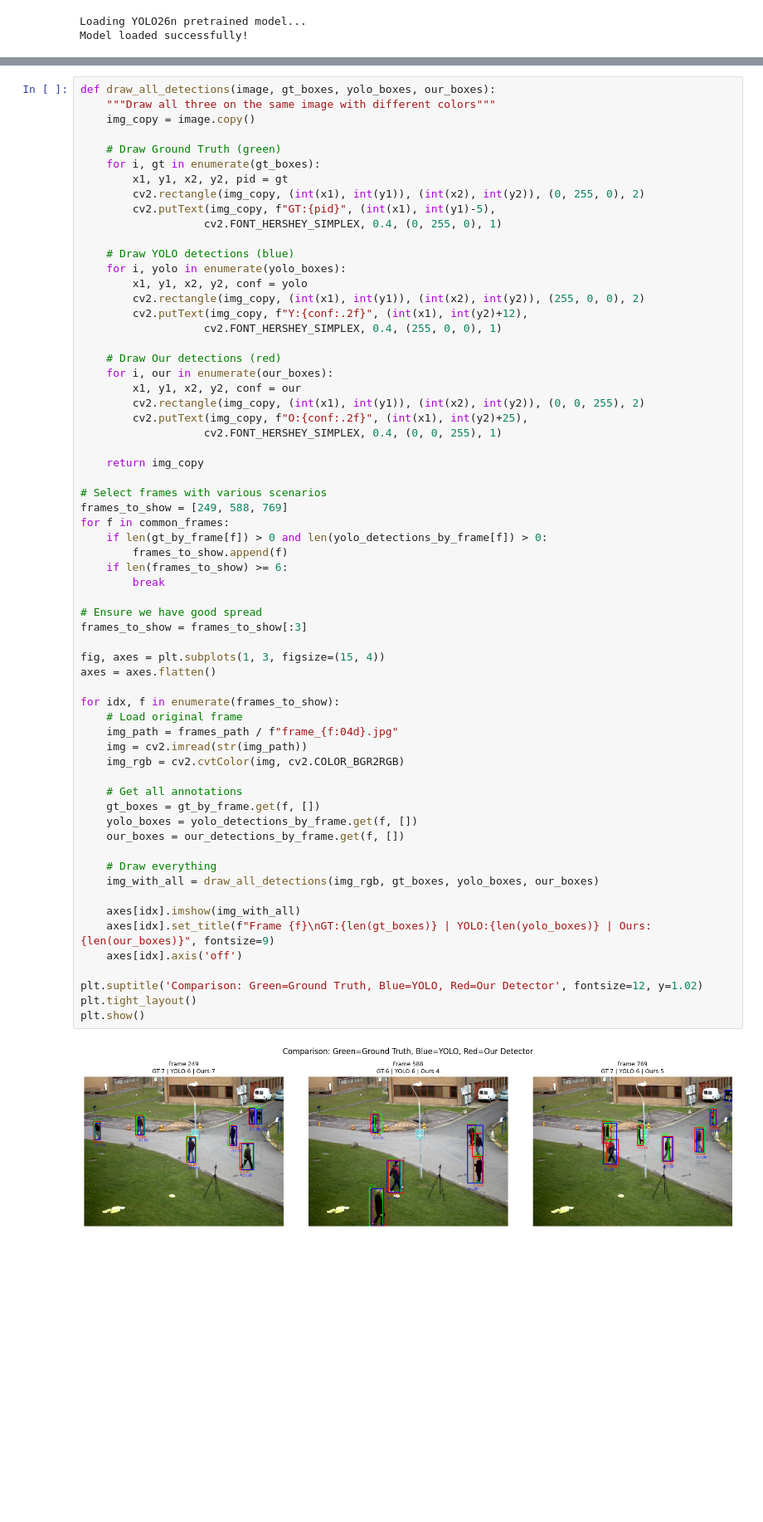
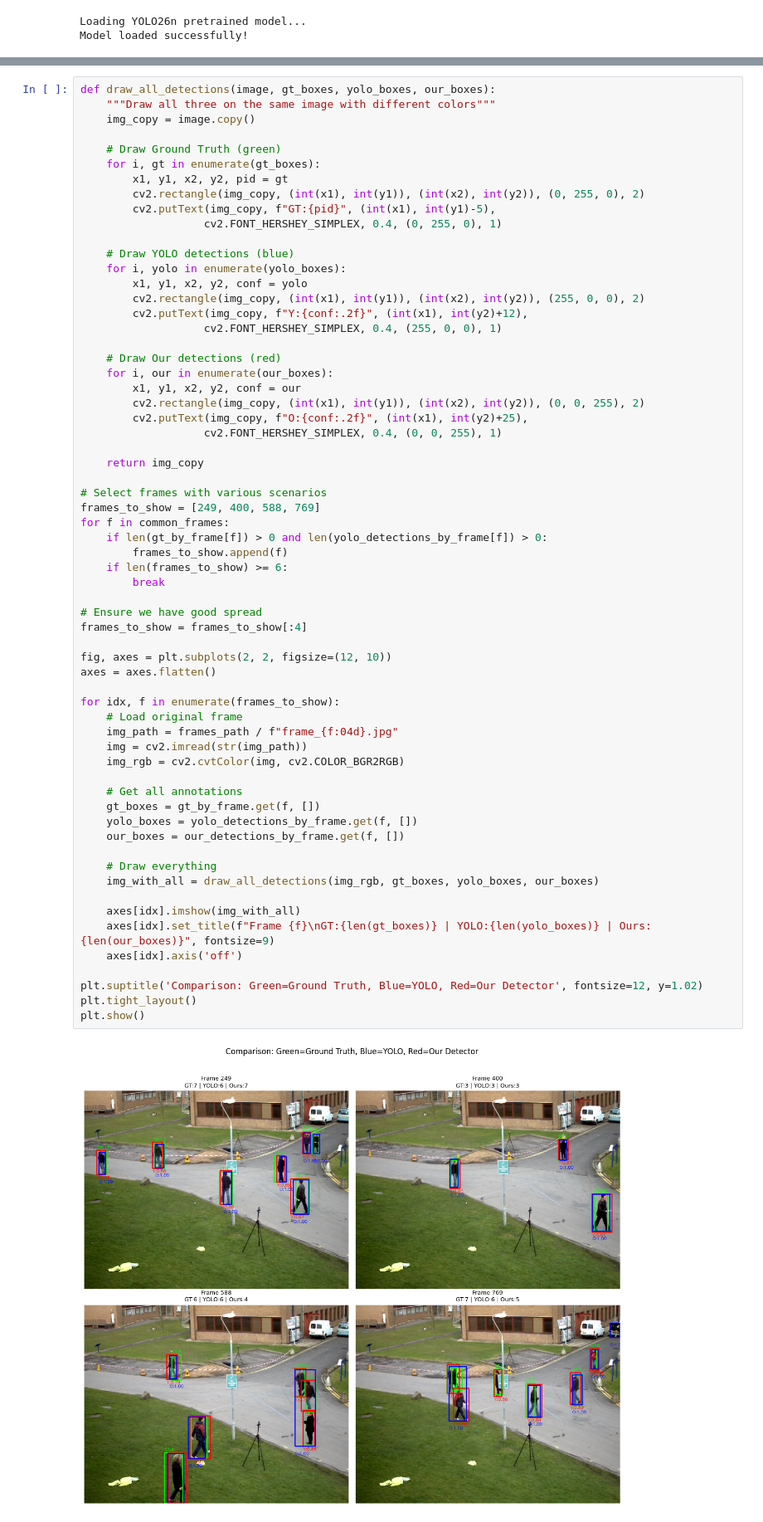
Before and after one commit to benkuhn09/CVI_Project, a Jupyter notebook: src/part8.ipynb, the cells around one changed output, grey strips where cells are left out. Shown at 83% size. Saved outputs shown, nothing was run; the diff lists cells and outputs as text; blank space fills up the shorter version.

```diff
--- a/src/part8.ipynb
+++ b/src/part8.ipynb
@@ -316,39 +356,39 @@ def draw_all_detections(image, gt_boxes, yolo_boxes, our_boxes):
     return img_copy
 
 # Select frames with various scenarios
-frames_to_show = [249, 588, 769]
+frames_to_show = [249, 400, 588, 769]
 for f in common_frames:
     if len(gt_by_frame[f]) > 0 and len(yolo_detections_by_frame[f]) > 0:
         frames_to_show.append(f)
     if len(frames_to_show) >= 6:
         break
 
 # Ensure we have good spread
-frames_to_show = frames_to_show[:3]
+frames_to_show = frames_to_show[:4]
 
-fig, axes = plt.subplots(1, 3, figsize=(15, 4))
+fig, axes = plt.subplots(2, 2, figsize=(12, 10))
 axes = axes.flatten()
 
 for idx, f in enumerate(frames_to_show):
     # Load original frame
     img_path = frames_path / f"frame_{f:04d}.jpg"
     img = cv2.imread(str(img_path))
     img_rgb = cv2.cvtColor(img, cv2.COLOR_BGR2RGB)
 
     # Get all annotations
     gt_boxes = gt_by_frame.get(f, [])
     yolo_boxes = yolo_detections_by_frame.get(f, [])
     our_boxes = our_detections_by_frame.get(f, [])
 
     # Draw everything
     img_with_all = draw_all_detections(img_rgb, gt_boxes, yolo_boxes, our_boxes)
 
     axes[idx].imshow(img_with_all)
     axes[idx].set_title(f"Frame {f}\nGT:{len(gt_boxes)} | YOLO:{len(yolo_boxes)} | Ours:{len(our_boxes)}", fontsize=9)
     axes[idx].axis('off')
 
 plt.suptitle('Comparison: Green=Ground Truth, Blue=YOLO, Red=Our Detector', fontsize=12, y=1.02)
 plt.tight_layout()
 plt.show()
 # %% [output]
-[figure, old version]
+[figure, new version]
```
Also changed, not shown: parts of 3 cells of this notebook, 2 other files.
